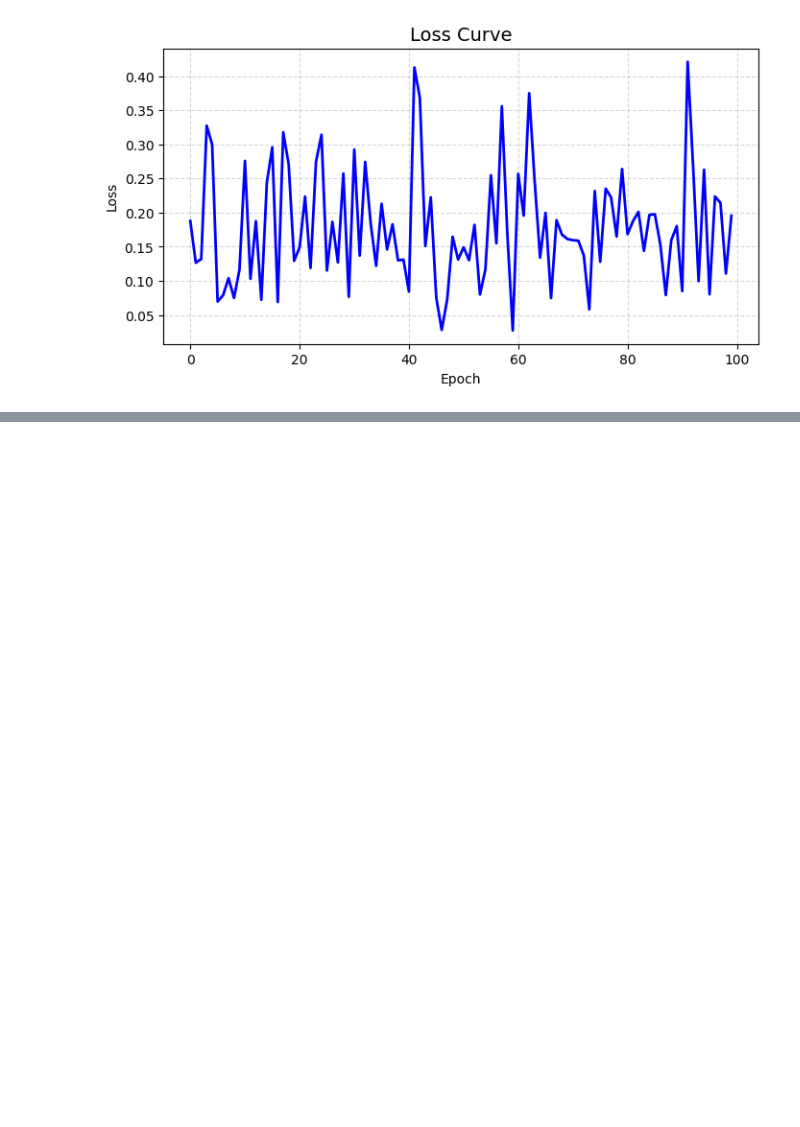
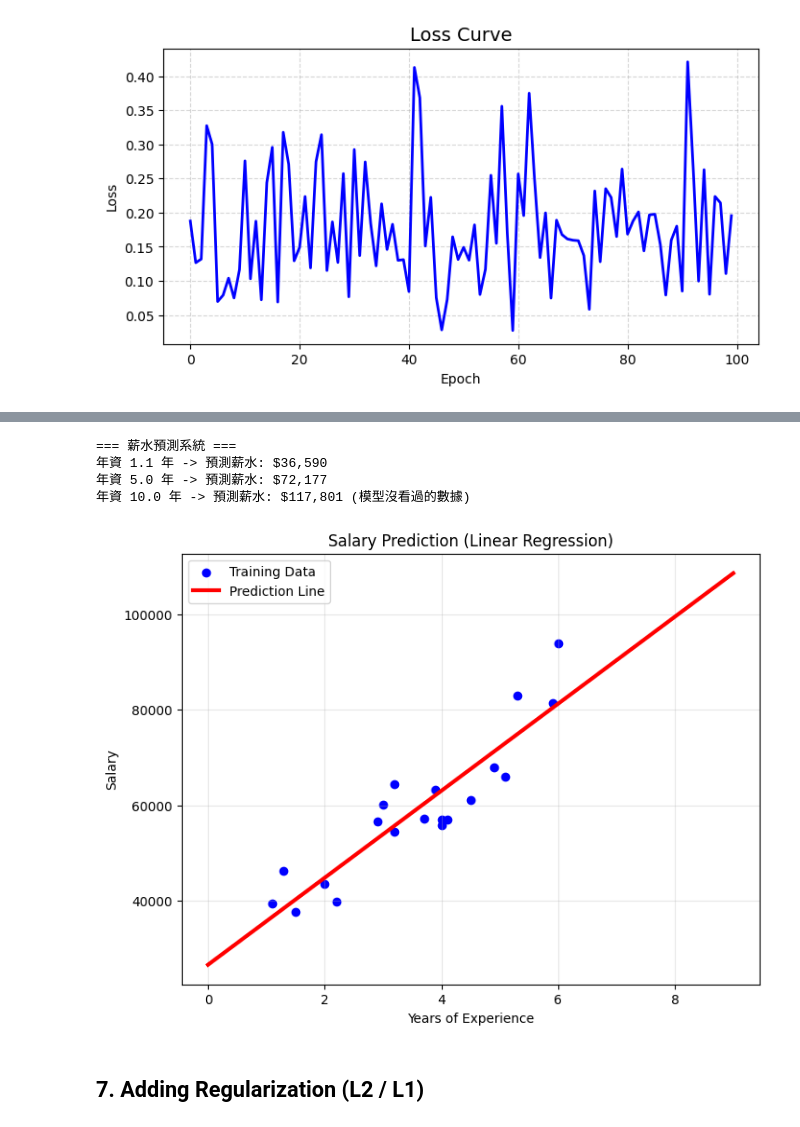
Before and after one commit to Paulyang80/DeepLearningLab, a Jupyter notebook: notebooks/01-linear-regression.ipynb, the cells around one changed output, grey strips where cells are left out. Cells and saved outputs as stored; diff of their text form; code cells hidden in the pictures; blank space fills up the shorter version.

```diff
--- a/notebooks/01-linear-regression.ipynb
+++ b/notebooks/01-linear-regression.ipynb
@@ -947,0 +993,72 @@ plt.show()
+# %%
+# 1. 切換到評估模式 (養成好習慣，雖然對 Linear Regression 沒差)
+model.eval()
+
+def predict_salary(input_year):
+    # --- Step 1: 前處理 (標準化) ---
+    # 使用我們在 dataset 裡存好的 mean 和 std
+    x_mean = dataset.x_mean
+    x_std = dataset.x_std
+
+    # 公式: (x - mean) / std
+    input_norm = (input_year - x_mean) / x_std
+
+    # 轉成 Tensor (形狀要是 [1, 1])
+    input_tensor = torch.tensor([[input_norm]]).float()
+
+    # --- Step 2: 模型預測 ---
+    with torch.no_grad(): # 告訴 PyTorch 這裡不用算梯度 (省記憶體)
+        pred_norm = model(input_tensor)
+
+    # --- Step 3: 後處理 (反標準化) ---
+    # 這裡拿到的 pred_norm 還是標準化過的數字
+    # 公式: y_norm * std + mean
+    y_mean = dataset.y_mean
+    y_std = dataset.y_std
+
+    pred_salary = pred_norm.item() * y_std + y_mean
+
+    return pred_salary
+
+# --- 測試看看 ---
+print("=== 薪水預測系統 ===")
+print(f"年資 1.1 年 -> 預測薪水: ${predict_salary(1.1):,.0f}")
+print(f"年資 5.0 年 -> 預測薪水: ${predict_salary(5.0):,.0f}")
+print(f"年資 10.0 年 -> 預測薪水: ${predict_salary(10.0):,.0f} (模型沒看過的數據)")
+
+# 驗證一下：真實資料裡 1.1 年大約是 39343
+# %% [output]
+=== 薪水預測系統 ===
+年資 1.1 年 -> 預測薪水: $36,590
+年資 5.0 年 -> 預測薪水: $72,177
+年資 10.0 年 -> 預測薪水: $117,801 (模型沒看過的數據)
+# %%
+import numpy as np
+
+# 1. 產生一組連續的 x (從 0 到 11 年)
+x_visual = np.linspace(0, 9, 100)
+
+# 2. 對每一個 x 都做預測
+y_visual = [predict_salary(x) for x in x_visual]
+
+# 3. 畫圖
+plt.figure(figsize=(8, 6))
+
+# 畫出真實數據 (藍點) - 記得 x_train 是標準化過的，我们要用原始 numpy array
+# 這裡我們直接用原始數據比較快
+raw_x = x_train # 這是你最上面定義的原始 numpy array
+raw_y = y_train
+
+plt.scatter(raw_x, raw_y, color='blue', label='Training Data')
+plt.plot(x_visual, y_visual, color='red', linewidth=3, label='Prediction Line')
+
+plt.title("Salary Prediction (Linear Regression)")
+plt.xlabel("Years of Experience")
+plt.ylabel("Salary")
+plt.legend()
+plt.grid(True, alpha=0.3)
+plt.show()
+# %% [output]
+[figure, added]
+# %% [markdown]
+## 7. Adding Regularization (L2 / L1)
```
Also changed, not shown: parts of 5 cells of this notebook.
